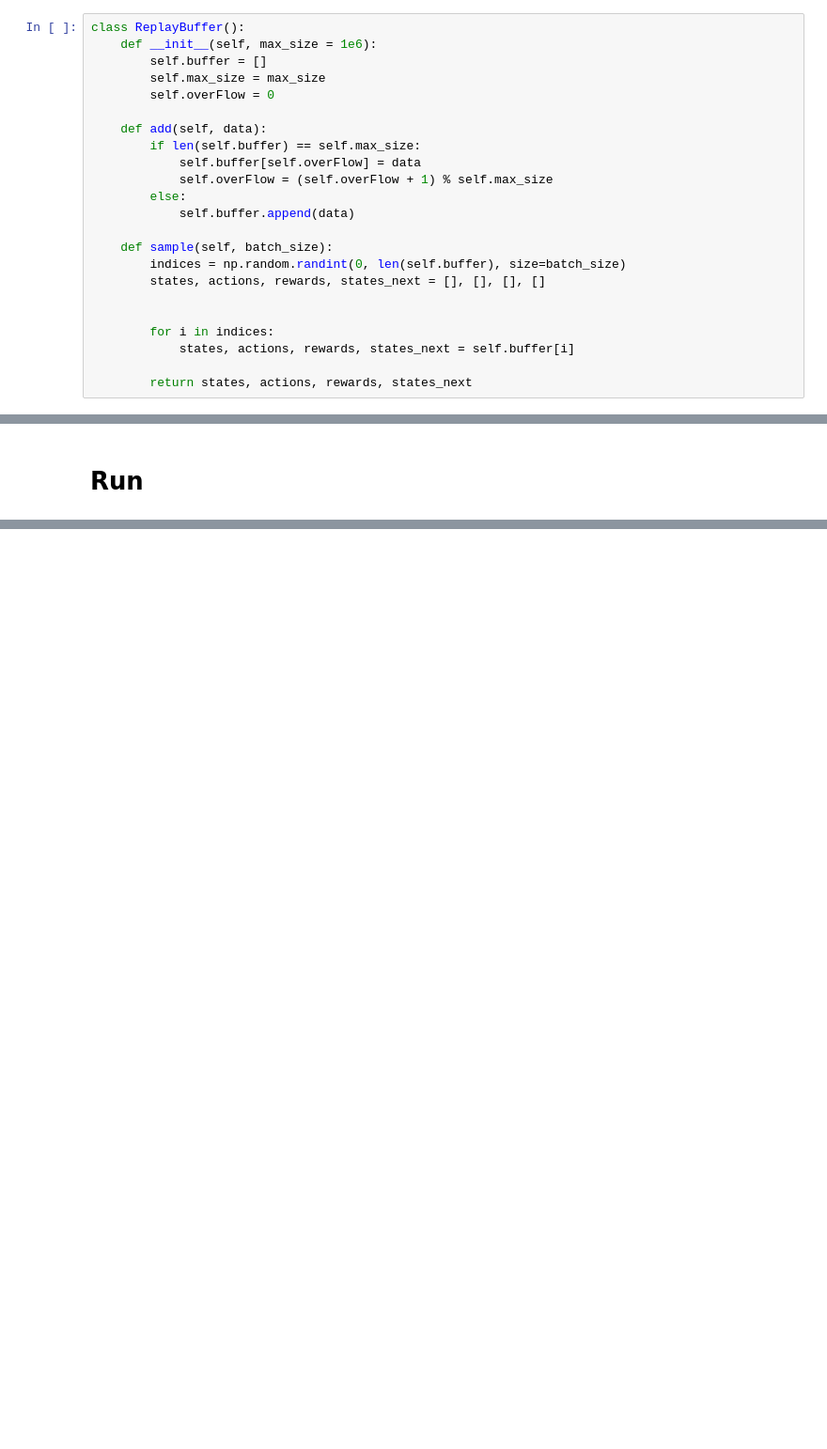
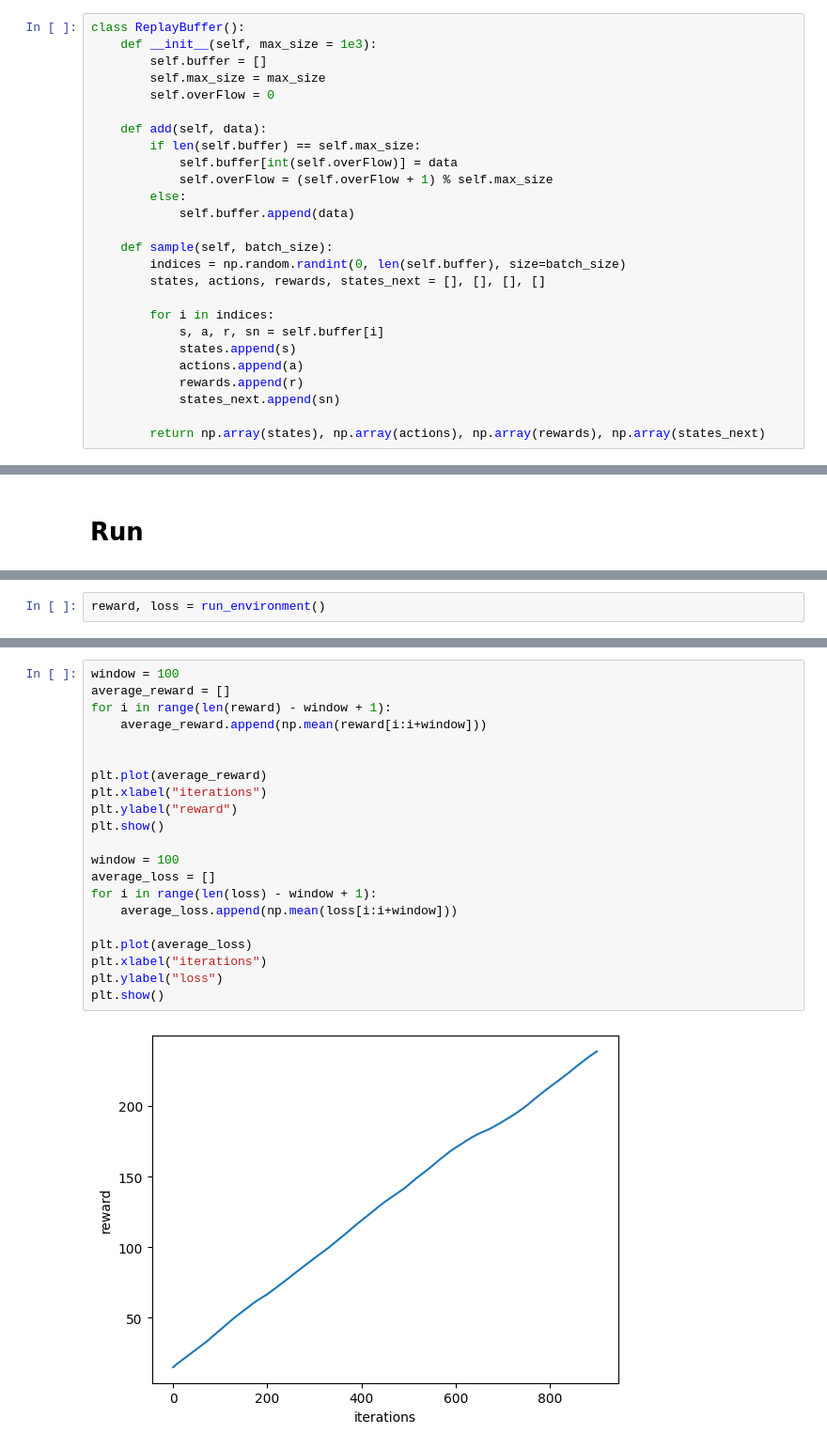
Before and after one commit to oyjuffer/DRL-A1, a Jupyter notebook: main.ipynb, the cells around one changed output, grey strips where cells are left out. Shown at 94% size. Drawn from its saved outputs; the diff is of its cells as text; blank space fills up the shorter version.

```diff
--- a/main.ipynb
+++ b/main.ipynb
@@ -93,14 +92,14 @@ class CatchEnv():
 ## Experience Replay Buffer
 # %%
 class ReplayBuffer():
-    def __init__(self, max_size = 1e6):
+    def __init__(self, max_size = 1e3):
         self.buffer = []
         self.max_size = max_size
         self.overFlow = 0
 
     def add(self, data):
         if len(self.buffer) == self.max_size:
-            self.buffer[self.overFlow] = data
+            self.buffer[int(self.overFlow)] = data
             self.overFlow = (self.overFlow + 1) % self.max_size
         else:
             self.buffer.append(data)
@@ -109,11 +108,14 @@ class ReplayBuffer():
         indices = np.random.randint(0, len(self.buffer), size=batch_size)
         states, actions, rewards, states_next = [], [], [], []
 
+        for i in indices:
+            s, a, r, sn = self.buffer[i]
+            states.append(s)
+            actions.append(a)
+            rewards.append(r)
+            states_next.append(sn)
 
-        for i in indices:
-            states, actions, rewards, states_next = self.buffer[i]
-
-        return states, actions, rewards, states_next
+        return np.array(states), np.array(actions), np.array(rewards), np.array(states_next)
 # %% [markdown]
 ## Deep Q Network
 # %%
@@ -248,0 +251,2 @@ ValueError: `tape` is required when a `Tensor` loss is passed. Received: loss=4.
+# %%
+reward, loss = run_environment()
@@ -248,0 +271,23 @@ ValueError: `tape` is required when a `Tensor` loss is passed. Received: loss=4.
+# %%
+window = 100
+average_reward = []
+for i in range(len(reward) - window + 1):
+    average_reward.append(np.mean(reward[i:i+window]))
+
+
+plt.plot(average_reward)
+plt.xlabel("iterations")
+plt.ylabel("reward")
+plt.show()
+
+window = 100
+average_loss = []
+for i in range(len(loss) - window + 1):
+    average_loss.append(np.mean(loss[i:i+window]))
+
+plt.plot(average_loss)
+plt.xlabel("iterations")
+plt.ylabel("loss")
+plt.show()
+# %% [output]
+[figure, added]
```
Also changed, not shown: parts of 7 cells of this notebook.
